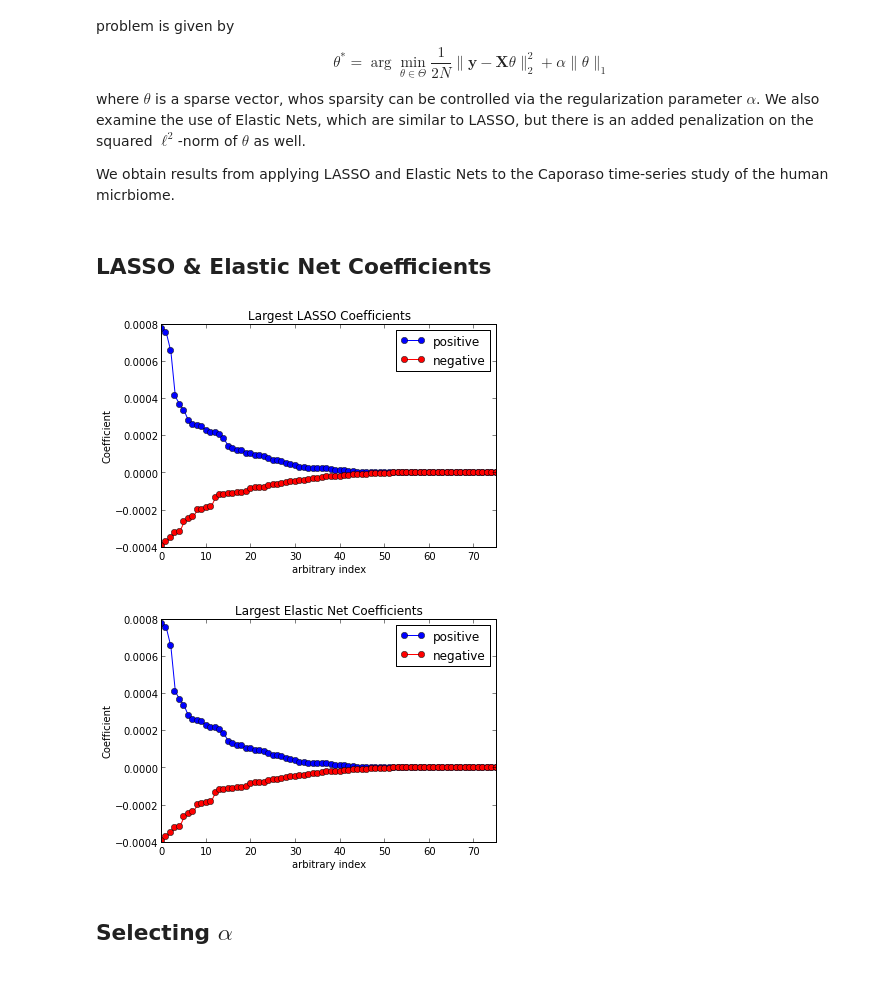
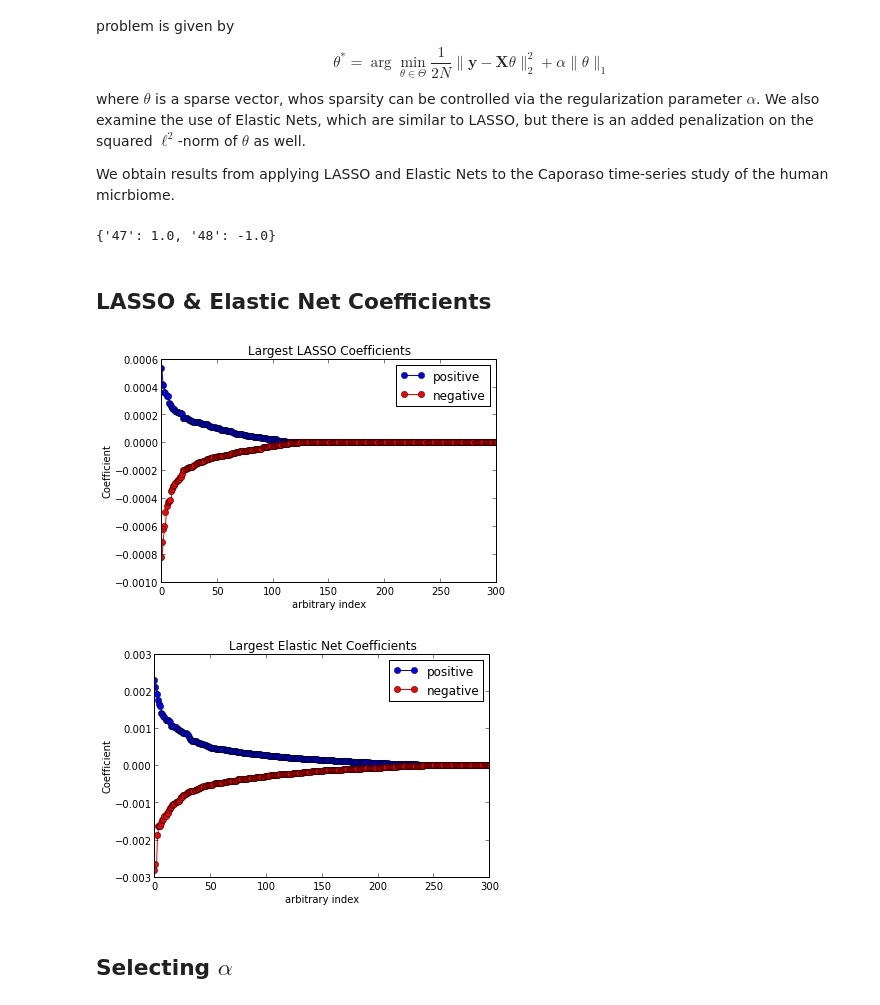
Before and after one commit to gditzler/MG-SubsetSelection, a Jupyter notebook: notebooks/L1-Regs.ipynb, the cells around one changed output. Cells and saved outputs as stored; diff of their text form; code cells hidden in the pictures.

```diff
--- a/notebooks/L1-Regs.ipynb
+++ b/notebooks/L1-Regs.ipynb
@@ -18,9 +18,9 @@ import matplotlib.pylab as plt
 from sklearn.linear_model import Lasso, ElasticNet, LassoCV, ElasticNetCV
 import re
 
-tag = "caporaso-gut"
-biom_fp = "../data/caporaso-gut.biom"
-map_fp = "../data/caporaso-gut.txt"
+tag = "ag-gut"
+biom_fp = "../data/american-gut-nos.biom"
+map_fp = "../data/american-gut-nos.txt"
 n_select = 25
 
 data, samples, features = bmu.load_biom(biom_fp)
@@ -28,30 +28,40 @@ map_data = bmu.load_map(map_fp)
 labels, label_map = utils.label_formatting(map_data, samples, "SEX", signed=True)
 samples = np.array(samples)
 features = np.array(features)
+print label_map
+# there are a few None's in the labels... delete them.
+dels = []
+for n,lab in enumerate(labels):
+    if lab is None:
+        dels.append(n)
+labels = np.delete(labels, dels, axis=0)
+data = np.delete(data, dels, axis=0)
+# %% [output]
+{'47': 1.0, '48': -1.0}
 # %% [markdown]
 ## LASSO & Elastic Net Coefficients
 # %%
-lasso_mdl = Lasso(alpha=.25,
+lasso_mdl = Lasso(alpha=1.,
                   fit_intercept=True,
                   normalize=False,
                   precompute='auto',
                   copy_X=True,
                   max_iter=1000,
                   tol=0.001,
                   warm_start=False,
                   positive=False)
 lasso_mdl.fit(X=data, y=labels)
 plt.figure()
 plt.plot(range(len(features)), np.sort(lasso_mdl.coef_)[::-1], marker="o", label="positive")
 plt.plot(range(len(features)), np.sort(lasso_mdl.coef_), marker="o", c="r", label="negative")
-plt.xlim([0,75])
+plt.xlim([0,300])
 plt.title("Largest LASSO Coefficients")
 plt.xlabel("arbitrary index")
 plt.ylabel("Coefficient")
 plt.legend()
 plt.savefig("../outputs/pdf/"+tag+"-lasso-coeff.pdf", bbox_inches="tight")
 # %% [output]
-[figure, old version]
+[figure, new version]
 # %%
 enet_mdl = ElasticNet(alpha=.5,
                       l1_ratio=0.5,
@@ -68,14 +78,14 @@ enet_mdl.fit(X=data, y=labels)
 plt.figure()
 plt.plot(range(len(features)), np.sort(enet_mdl.coef_)[::-1], marker='o', label='positive')
 plt.plot(range(len(features)), np.sort(enet_mdl.coef_), marker='o', c='r', label='negative')
-plt.xlim([0,75])
+plt.xlim([0,300])
 plt.title("Largest Elastic Net Coefficients")
 plt.xlabel("arbitrary index")
 plt.ylabel("Coefficient")
 plt.legend()
 plt.savefig("../outputs/pdf/"+tag+"-enet-coeff.pdf", bbox_inches="tight")
 # %% [output]
-[figure, old version]
+[figure, new version]
 # %% [markdown]
 ## Selecting $\alpha$
 # %%
```
Also changed, not shown: parts of 1 cell of this notebook.
